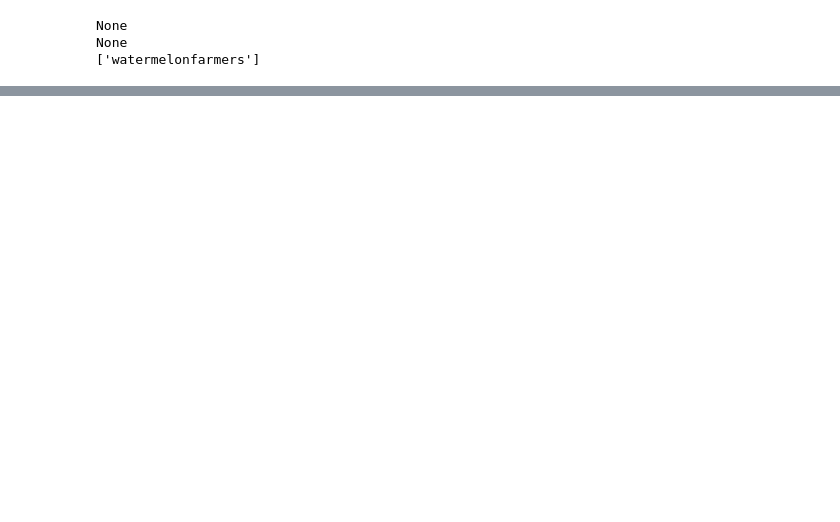
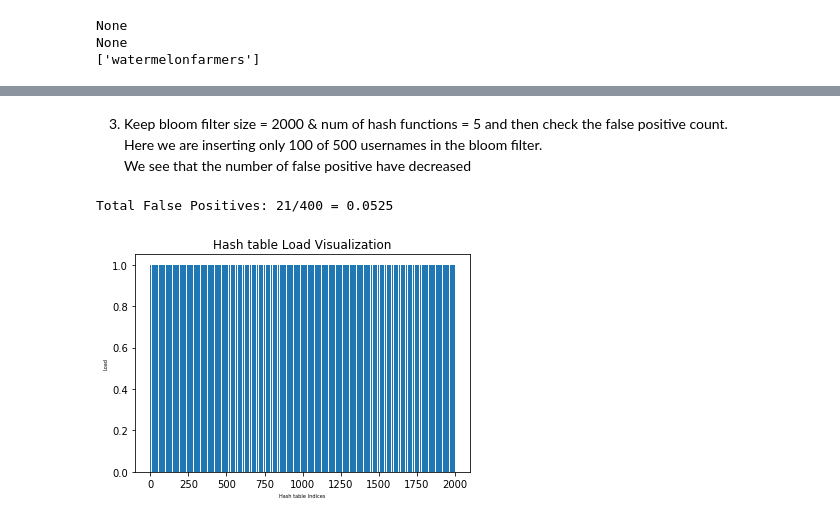
Before and after one commit to aishwarya34/AlgorithmsIlluminated, a Jupyter notebook: C2W4_14HASHING_15UNIVERSAL_HASHING_16BLOOM_FILTERS.ipynb, the cells around one changed output, grey strips where cells are left out. Saved outputs shown, nothing was run; the diff lists cells and outputs as text; code cells hidden in the pictures; blank space fills up the shorter version.

```diff
--- a/C2W4_14HASHING_15UNIVERSAL_HASHING_16BLOOM_FILTERS.ipynb
+++ b/C2W4_14HASHING_15UNIVERSAL_HASHING_16BLOOM_FILTERS.ipynb
@@ -170,0 +348,32 @@ hash_table_obj.load_visualize()
+# %% [markdown]
+3) Keep bloom filter size = 2000 & num of hash functions = 5 and then check the false positive count.<br>
+    Here we are inserting only 100 of 500 usernames in the bloom filter. <br>
+    We see that the number of false positive have decreased
+# %%
+import random
+
+bloom_filter_obj = Bloom_Filter(size = 2000, hash_func_num = 5)
+
+# insert api
+http = urllib3.PoolManager()
+r1 = http.request('GET', "https://raw.githubusercontent.com/aishwarya34/AlgorithmsIlluminated/master/500_twitch_usernames.txt")
+IntegerMatrixStringJoin = r1.data.split('\n')
+IntegerMatrixStringJoin = IntegerMatrixStringJoin[:-1]
+random.shuffle(IntegerMatrixStringJoin)
+
+cut = 100
+list_1 = IntegerMatrixStringJoin[:cut]
+list_2 = IntegerMatrixStringJoin[cut:]
+for username in list_1:
+    bloom_filter_obj.insert(username)
+
+# lookup api   to check false positives on usernames not inserted into the bloom filter
+false_positive = 0
+for li in list_2:
+    false_positive += bloom_filter_obj.lookup(li)
+print("Total False Positives: {}/400 = {}".format(false_positive, false_positive/400.0))
+
+bloom_filter_obj.load_visualize()
+# %% [output]
+Total False Positives: 21/400 = 0.0525
+[figure, added]
```
Also changed, not shown: parts of 17 cells of this notebook.
